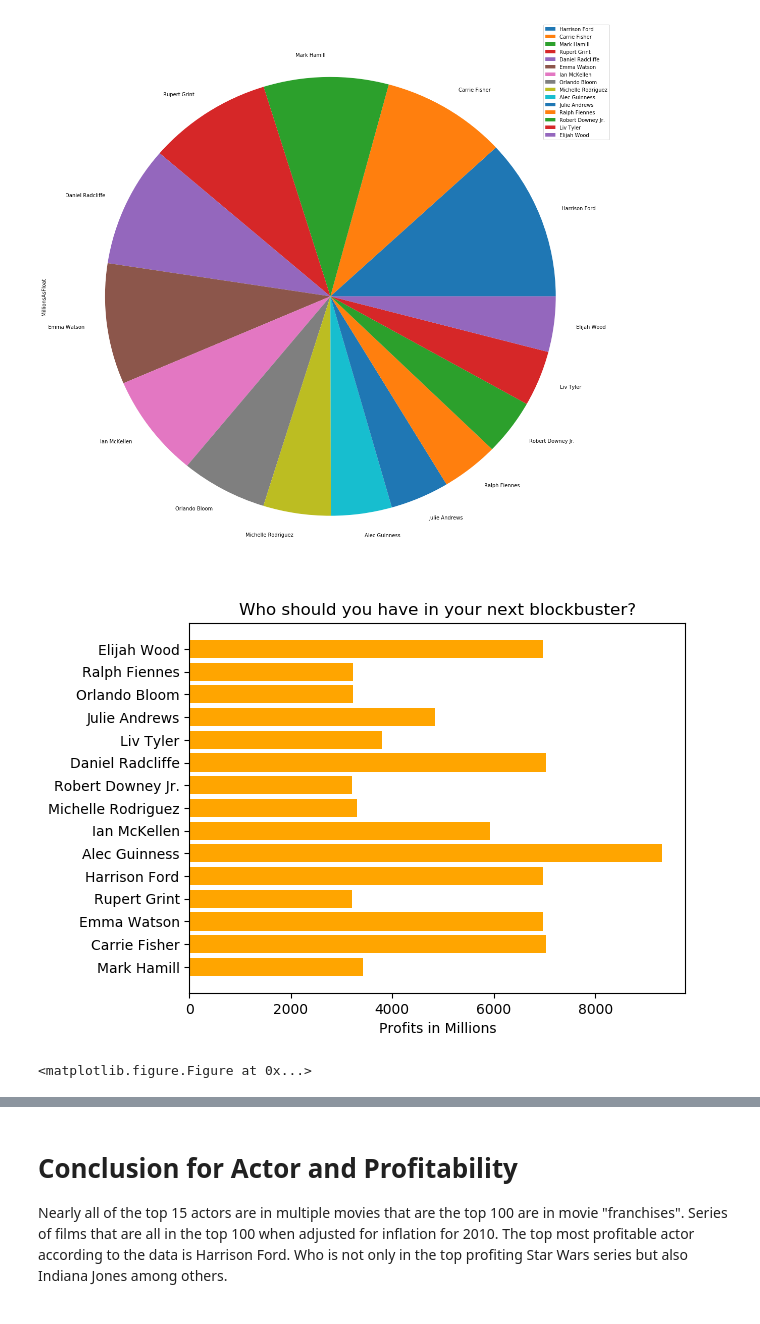
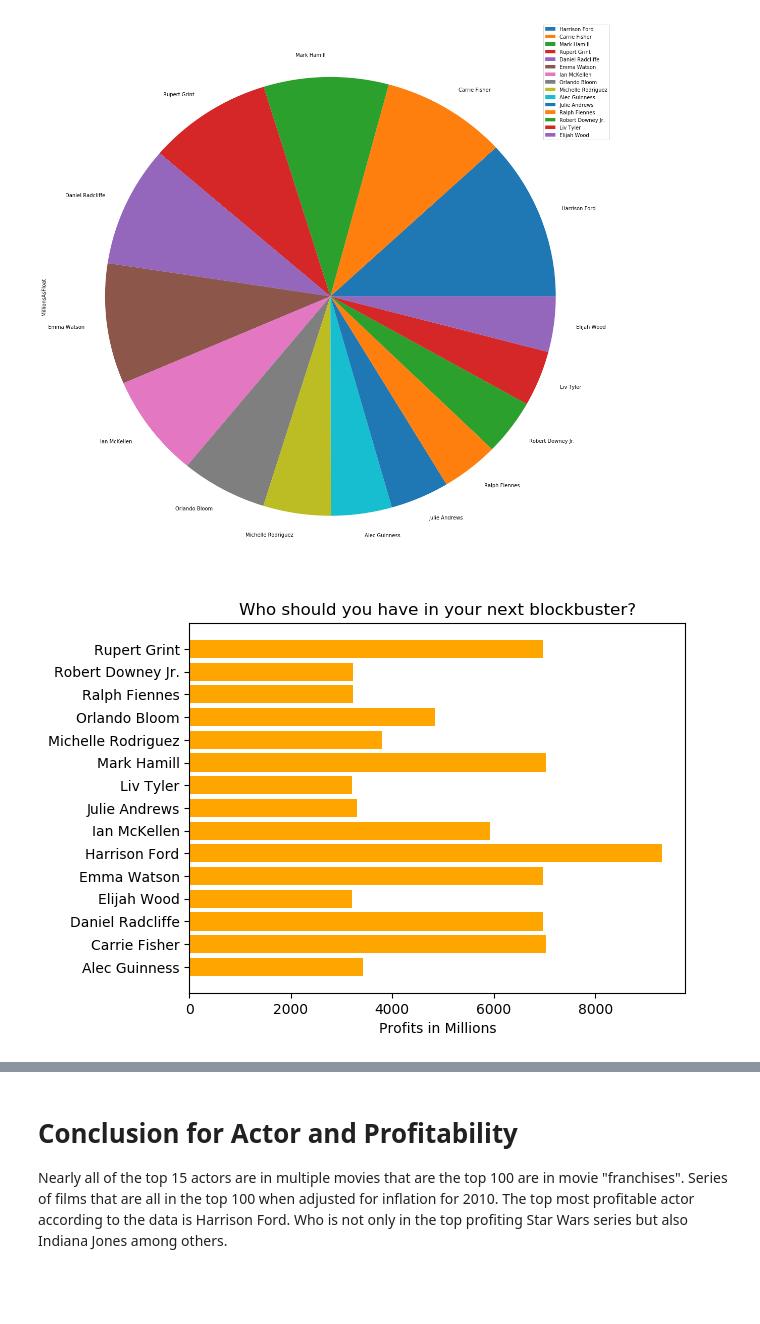
Before and after one commit to 2vcps/tmdb_udacity, a Jupyter notebook: movie_database_analysis.ipynb, the cells around one changed output, grey strips where cells are left out. Cells and saved outputs as stored; diff of their text form; code cells hidden in the pictures.

```diff
--- a/movie_database_analysis.ipynb
+++ b/movie_database_analysis.ipynb
@@ -249,19 +273,15 @@ top15.plot.pie(figsize=(20,20), y='MillionsAsFloat');
 [figure]
 # %%
 plt.rcdefaults()
+bar_top15 = pd.DataFrame(top15.reset_index())
 
-ax = plt.subplots
 y_pos = bar_top15['actor']
 x_profit = bar_top15['MillionsAsFloat']
 
 plt.barh(y_pos, x_profit, align='center', color='orange')
-plt.yticks(y_pos)
-
-#ax.set_yticklabels(y_pos)
 plt.xlabel('Profits in Millions')
 plt.title('Who should you have in your next blockbuster?')
-plt.figure()
+
 plt.show()
 # %% [output]
-[figure, old version]
+[figure, new version]
-<matplotlib.figure.Figure at 0x...>
```
Also changed, not shown: parts of 13 cells of this notebook, 11 other files.
